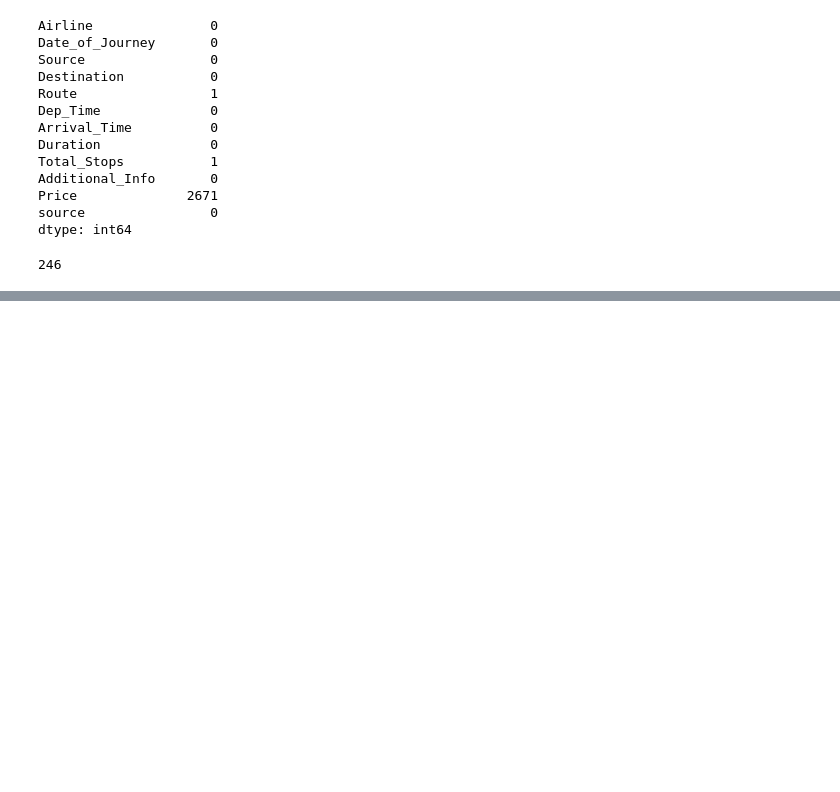
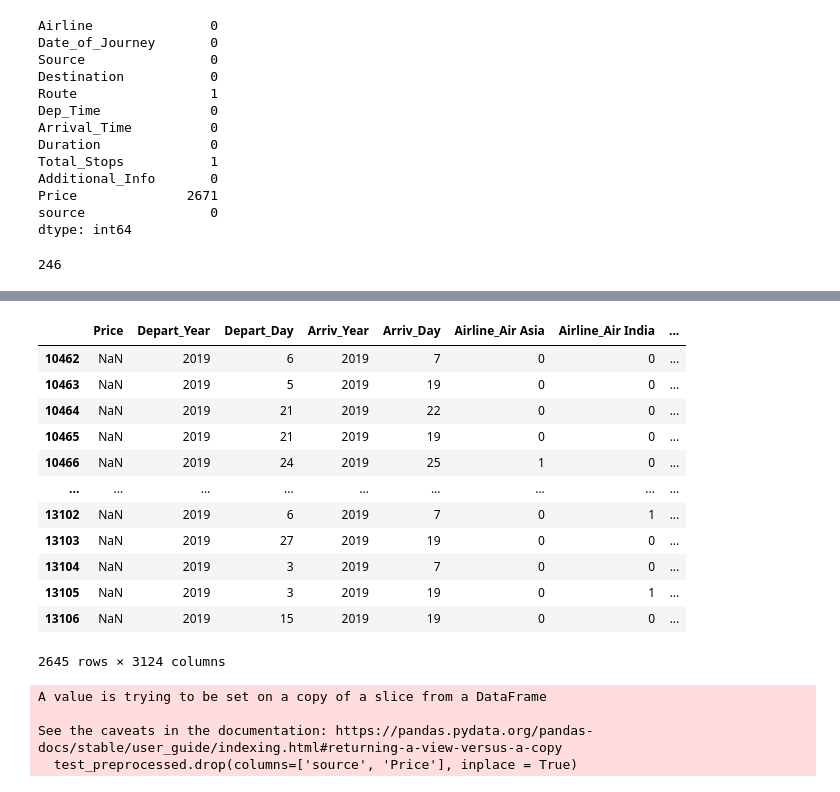
Before and after one commit to adityaravichander45/Linear-regression, a Jupyter notebook: Multiple Linear regression-Hackathon excercise (1).ipynb, the cells around one changed output, grey strips where cells are left out. Saved outputs shown, nothing was run; the diff lists cells and outputs as text; code cells hidden in the pictures; blank space fills up the shorter version.

```diff
--- a/Multiple Linear regression-Hackathon excercise (1).ipynb
+++ b/Multiple Linear regression-Hackathon excercise (1).ipynb
@@ -381,0 +502,3 @@ data
+# %%
+encoded_cat = encoded_cat.reset_index().drop(columns='index')
+numerical_data = numerical_data.reset_index().drop(columns='index')
@@ -381,0 +534,25 @@ data
+# %%
+test_preprocessed = data_preprocessed[data_preprocessed['source']=='test']
+# %%
+test_preprocessed
+# %% [output]
+|  | Price | Depart_Year | Depart_Day | Arriv_Year | Arriv_Day | Airline_Air Asia | Airline_Air India | ... |
+| 10462 | NaN | 2019 | 6 | 2019 | 7 | 0 | 0 | ... |
+| 10463 | NaN | 2019 | 5 | 2019 | 19 | 0 | 0 | ... |
+| 10464 | NaN | 2019 | 21 | 2019 | 22 | 0 | 0 | ... |
+| 10465 | NaN | 2019 | 21 | 2019 | 19 | 0 | 0 | ... |
+| 10466 | NaN | 2019 | 24 | 2019 | 25 | 1 | 0 | ... |
+| ... | ... | ... | ... | ... | ... | ... | ... | ... |
+| 13102 | NaN | 2019 | 6 | 2019 | 7 | 0 | 1 | ... |
+| 13103 | NaN | 2019 | 27 | 2019 | 19 | 0 | 0 | ... |
+| 13104 | NaN | 2019 | 3 | 2019 | 7 | 0 | 0 | ... |
+| 13105 | NaN | 2019 | 3 | 2019 | 19 | 0 | 1 | ... |
+| 13106 | NaN | 2019 | 15 | 2019 | 19 | 0 | 0 | ... |
+2645 rows × 3124 columns
+# %%
+test_preprocessed.drop(columns=['source', 'Price'], inplace = True)
+# %% [output]
+A value is trying to be set on a copy of a slice from a DataFrame
+
+See the caveats in the documentation: https://pandas.pydata.org/pandas-docs/stable/user_guide/indexing.html#returning-a-view-versus-a-copy
+  test_preprocessed.drop(columns=['source', 'Price'], inplace = True)
```
Also changed, not shown: parts of 58 cells of this notebook.
